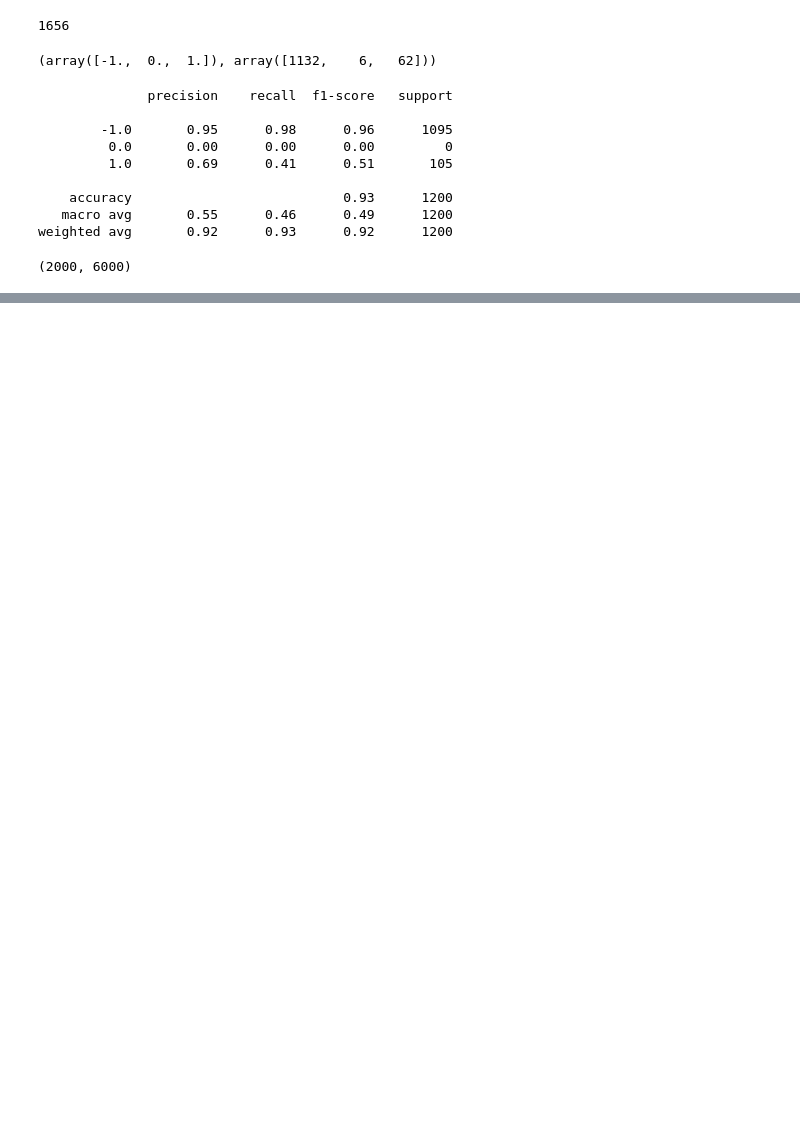
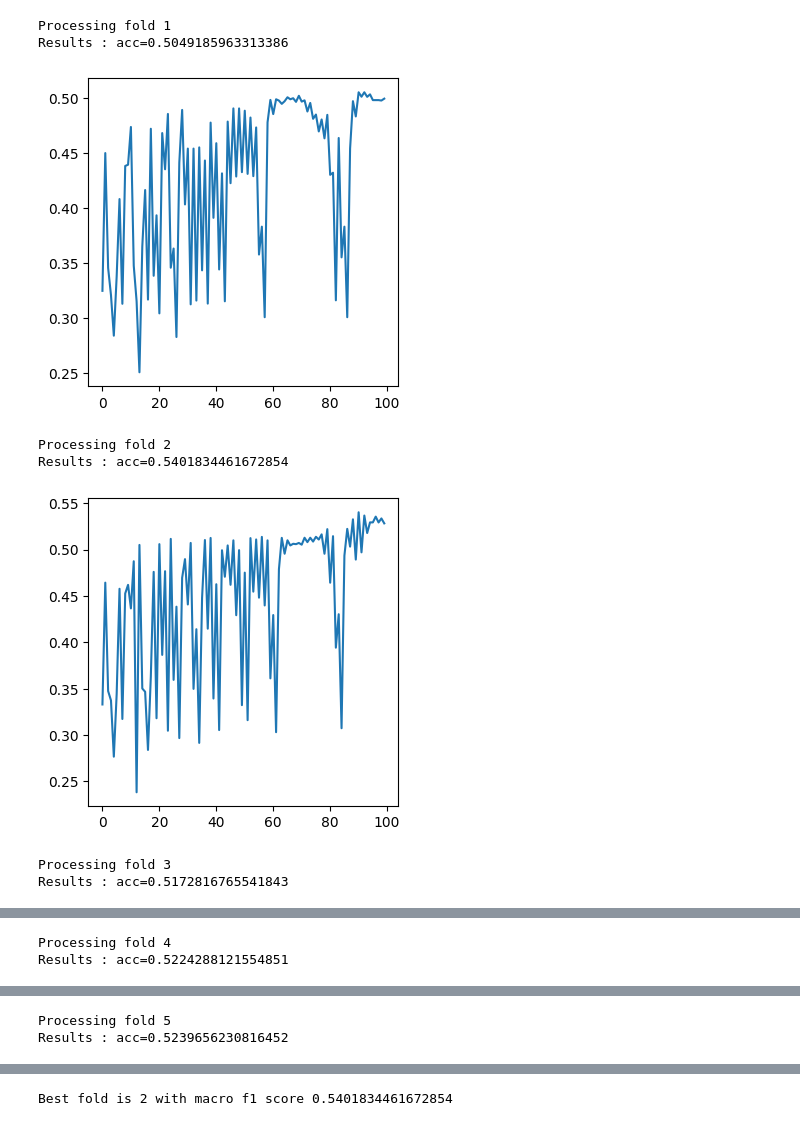
Before and after one commit to EmmaBouhanna/ChallengeKernel, a Jupyter notebook: KernelPerceptron.ipynb, the cells around one changed output, grey strips where cells are left out. Drawn from its saved outputs; the diff is of its cells as text; code cells hidden in the pictures; blank space fills up the shorter version.

```diff
--- a/KernelPerceptron.ipynb
+++ b/KernelPerceptron.ipynb
@@ -211,4 +425,0 @@ K = np.load("../matrices/WL_kernel_train_5it.npy")
-# %%
-idx_train = np.sort(np.random.choice(np.arange(len(train_data)), size=len(train_data)*80//100, replace=False))
-idx_val = np.setdiff1d(np.arange(len(train_data)), idx_train)
-train_data[idx_train].shape, train_data[idx_val].shape
@@ -223,3 +425,0 @@ K_val.shape, K_train.shape
-# %%
-model = KernelPerceptron(kernel_mat=kernel_mat, n_iter=1000)
-model.fit(train_data[idx_train], train_labels_svm[idx_train], K_train, train_data[idx_val], train_labels_svm[idx_val], K_val)
@@ -246,4 +425,0 @@ model.acc_list
-# %%
-np.sum(model.opt_alpha != model.alpha)
-# %% [output]
-1656
@@ -252,22 +426,29 @@ val = model.predict(train_data[idx_val], K_val)
-# %%
-np.unique(val, return_counts=True)
-# %% [output]
-(array([-1.,  0.,  1.]), array([1132,    6,   62]))
-# %%
-from sklearn.metrics import classification_report
-print(classification_report(train_labels_svm[idx_val], val))
-# %% [output]
-              precision    recall  f1-score   support
-
-        -1.0       0.95      0.98      0.96      1095
-         0.0       0.00      0.00      0.00         0
-         1.0       0.69      0.41      0.51       105
-
-    accuracy                           0.93      1200
-   macro avg       0.55      0.46      0.49      1200
-weighted avg       0.92      0.93      0.92      1200
-# %%
-K_test = np.load('../matrices/WL_kernel_test_10it.npy')
-K_test.shape
-# %% [output]
-(2000, 6000)
+# %%
+per_folds = {}
+for fold in fold_idx:
+    print(f"Processing fold {fold}")
+    idx_val = fold_idx[fold]
+    idx_train = np.setdiff1d(np.arange(len(train_labels)), idx_val)
+    K_train = K[idx_train, :][:, idx_train]
+    K_val = K[idx_train, :][:, idx_val]
+    per = KernelPerceptron(kernel_mat=kernel_mat, epsilon=.1, n_iter=100)
+    per.fit(X=train_data[idx_train],
+            y=train_labels_svm[idx_train],
+            K=K_train,
+            valX=train_data[idx_val],
+            valY=train_labels_svm[idx_val],
+            K_val=K_val)
+    per_folds[fold] = {"acc": per.accuracy, "params": per.opt_alpha, "acc_list":per.acc_list}
+    print(f"Results : acc={per.accuracy}")
+    plt.figure(figsize=(4,4))
+    plt.plot(per.acc_list)
+    plt.show()
+# %% [output]
+Processing fold 1
+Results : acc=0.5049185963313386
+[figure, added]
+Processing fold 2
+Results : acc=0.5401834461672854
+[figure, added]
+Processing fold 3
+Results : acc=0.5172816765541843
@@ -273,0 +456,2 @@ K_test.shape
+Processing fold 4
+Results : acc=0.5224288121554851
@@ -273,0 +459,2 @@ K_test.shape
+Processing fold 5
+Results : acc=0.5239656230816452
@@ -273,0 +462,10 @@ K_test.shape
+# %%
+# get model with best performance on validation data
+acc_list = [per_folds[fold]['acc'] for fold in per_folds]
+best_fold = list(fold_idx.keys())[np.argmax(acc_list)]
+best_param = per_folds[best_fold]['params']
+best_acc = per_folds[best_fold]['acc']
+best_acc_list = per_folds[best_fold]['acc_list']
+print(f"Best fold is {best_fold} with macro f1 score {best_acc}")
+# %% [output]
+Best fold is 2 with macro f1 score 0.5401834461672854
```
Also changed, not shown: parts of 30 cells of this notebook.
